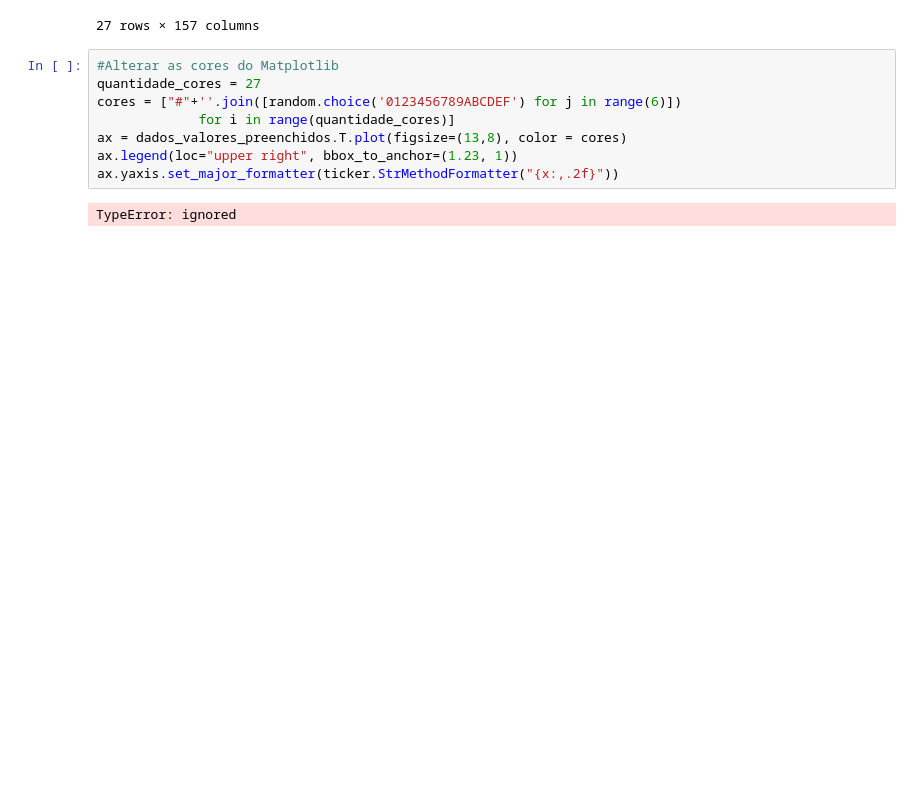
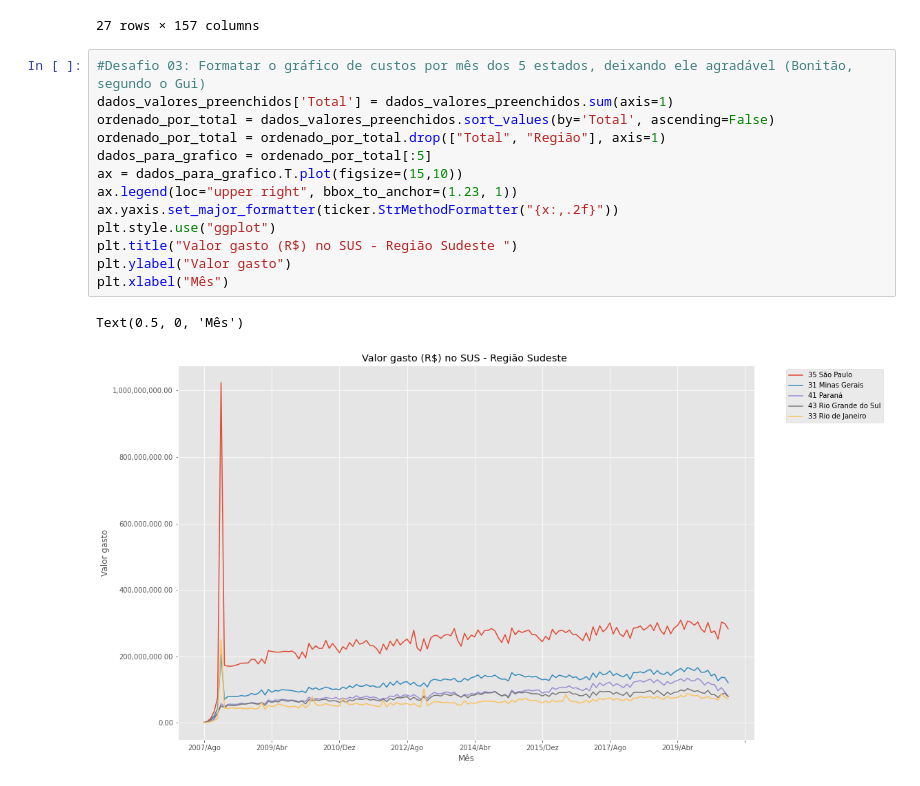
Before and after one commit to mpantonucci/Bootcamp-DataScience, a Jupyter notebook: Desafio - 3.ipynb, the cells around one changed output. Cells and saved outputs as stored; diff of their text form; blank space fills up the shorter version.

```diff
--- a/Desafio - 3.ipynb
+++ b/Desafio - 3.ipynb
@@ -67,13 +58,19 @@ dados_valores_preenchidos
 | 52 Goiás | CENTRO-OESTE | 179395.82 | 418053.58 | 1198730.25 | 2712117.54 | 9293914.78 | 7.406383e+07 | 1.814937e+07 | 2.099221e+07 | ... |
 | 53 Distrito Federal | CENTRO-OESTE | 191951.47 | 769966.25 | 2165619.56 | 3813256.48 | 7121965.42 | 1.056109e+07 | 1.021596e+07 | 1.162792e+07 | ... |
 27 rows × 157 columns
-# %%
-#Alterar as cores do Matplotlib
-quantidade_cores = 27
-cores = ["#"+''.join([random.choice('0123456789ABCDEF') for j in range(6)])
-             for i in range(quantidade_cores)]
-ax = dados_valores_preenchidos.T.plot(figsize=(13,8), color = cores)
-ax.legend(loc="upper right", bbox_to_anchor=(1.23, 1))
-ax.yaxis.set_major_formatter(ticker.StrMethodFormatter("{x:,.2f}"))
-# %% [output]
-TypeError: ignored
+# %%
+#Desafio 03: Formatar o gráfico de custos por mês dos 5 estados, deixando ele agradável (Bonitão, segundo o Gui)
+dados_valores_preenchidos['Total'] = dados_valores_preenchidos.sum(axis=1)
+ordenado_por_total = dados_valores_preenchidos.sort_values(by='Total', ascending=False)
+ordenado_por_total = ordenado_por_total.drop(["Total", "Região"], axis=1)
+dados_para_grafico = ordenado_por_total[:5]
+ax = dados_para_grafico.T.plot(figsize=(15,10))
+ax.legend(loc="upper right", bbox_to_anchor=(1.23, 1))
+ax.yaxis.set_major_formatter(ticker.StrMethodFormatter("{x:,.2f}"))
+plt.style.use("ggplot")
+plt.title("Valor gasto (R$) no SUS - Região Sudeste ")
+plt.ylabel("Valor gasto")
+plt.xlabel("Mês")
+# %% [output]
+Text(0.5, 0, 'Mês')
+[figure, added]
```
Also changed, not shown: parts of 3 cells of this notebook.
